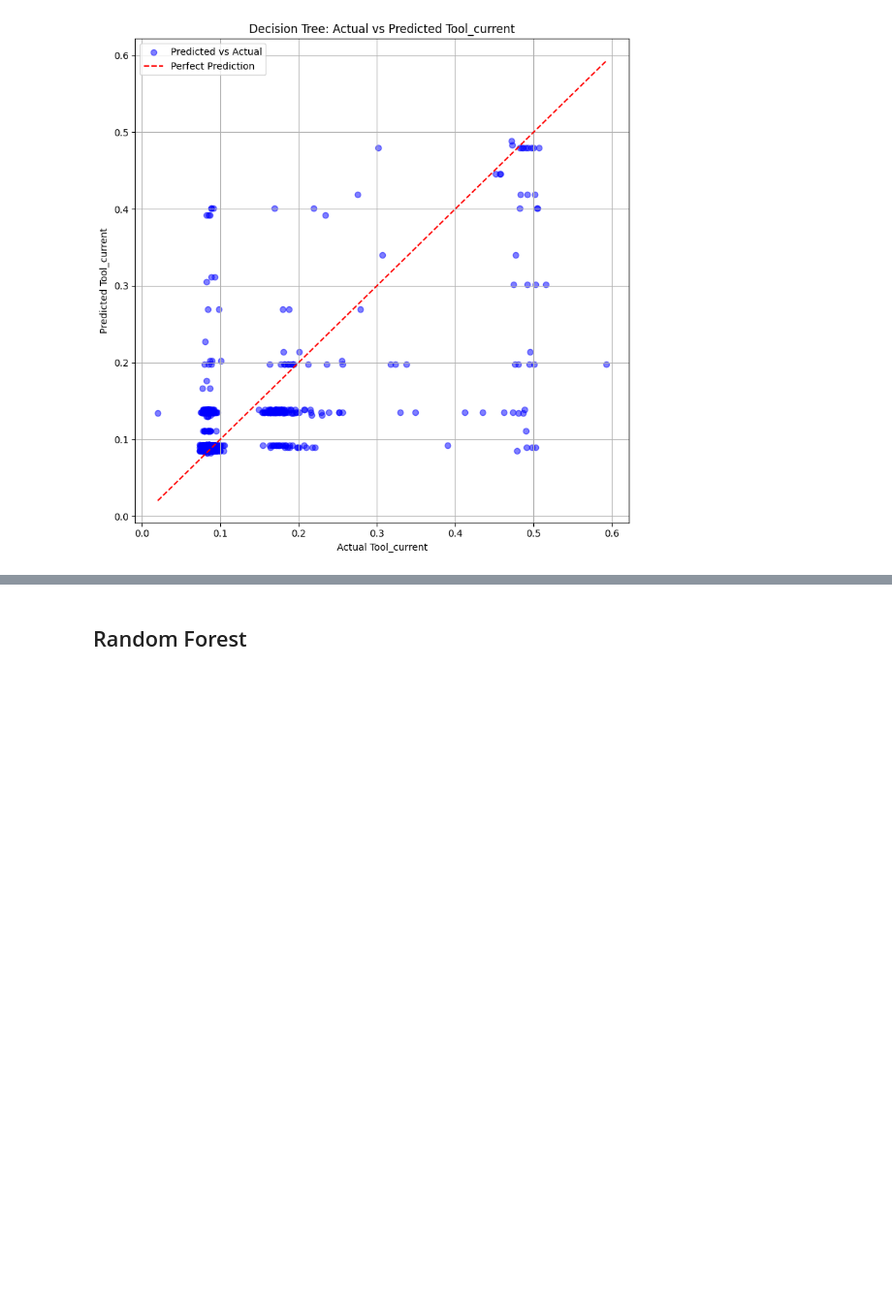
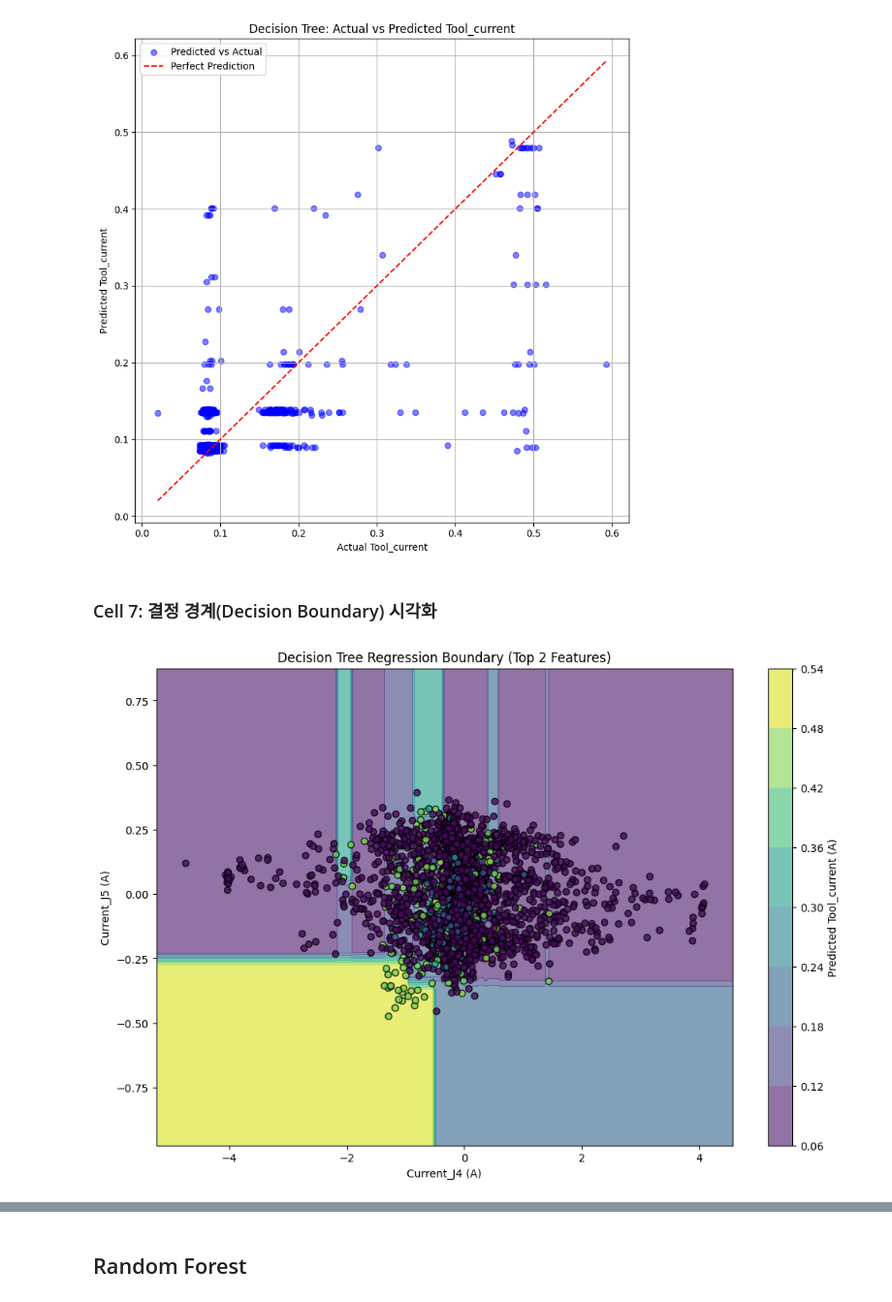
Before and after one commit to kzming2007/Catholic_ML_final_project, a Jupyter notebook: notebooks/02_2_Regression_RandomForest.ipynb, the cells around one changed output, grey strips where cells are left out. Shown at 97% size. Cells and saved outputs as stored; diff of their text form; code cells hidden in the pictures; blank space fills up the shorter version.

```diff
--- a/notebooks/02_2_Regression_RandomForest.ipynb
+++ b/notebooks/02_2_Regression_RandomForest.ipynb
@@ -271,3 +272,45 @@ plt.tight_layout()
 plt.show()
 # %% [output]
 [figure]
+# %% [markdown]
+### Cell 7: 결정 경계(Decision Boundary) 시각화
+# %%
+# 1. 2D 시각화를 위해 가장 중요한 두 개의 피처만 선택
+feature_x = 'Current_J4'
+feature_y = 'Current_J5'
+
+X_train_2d = X_train[[feature_x, feature_y]]
+
+# 2. 시각화 전용 모델 학습 (최적 하이퍼파라미터 적용)
+# 2차원 공간만 나누는 것을 보기 위해 시각화 전용 트리를 만듭니다.
+dt_2d = DecisionTreeRegressor(max_depth=7, min_samples_leaf=7, min_samples_split=10, random_state=42)
+dt_2d.fit(X_train_2d, y_train)
+
+# 3. 그래프의 배경(Meshgrid) 촘촘하게 만들기
+x_min, x_max = X_train_2d[feature_x].min() - 0.5, X_train_2d[feature_x].max() + 0.5
+y_min, y_max = X_train_2d[feature_y].min() - 0.5, X_train_2d[feature_y].max() + 0.5
+xx, yy = np.meshgrid(np.arange(x_min, x_max, 0.05),
+                     np.arange(y_min, y_max, 0.05))
+
+# 4. 배경의 각 포인트에 대해 모델 예측값 계산
+Z = dt_2d.predict(np.c_[xx.ravel(), yy.ravel()])
+Z = Z.reshape(xx.shape)
+
+# 5. 결정 경계 시각화
+plt.figure(figsize=(12, 8))
+
+# 배경 색상: 모델의 예측값 (진한 색일수록 그리퍼 전류가 높음)
+contour = plt.contourf(xx, yy, Z, alpha=0.6, cmap='viridis')
+plt.colorbar(contour, label='Predicted Tool_current (A)')
+
+# 실제 데이터 포인트 산점도 (실제 정답)
+scatter = plt.scatter(X_train_2d[feature_x], X_train_2d[feature_y], c=y_train,
+                      edgecolors='k', cmap='viridis', marker='o', alpha=0.8)
+
+plt.xlabel(f'{feature_x} (A)')
+plt.ylabel(f'{feature_y} (A)')
+plt.title(f'Decision Tree Regression Boundary (Top 2 Features)')
+plt.grid(False)
+plt.show()
+# %% [output]
+[figure, added]
```
Also changed, not shown: parts of 9 cells of this notebook.
